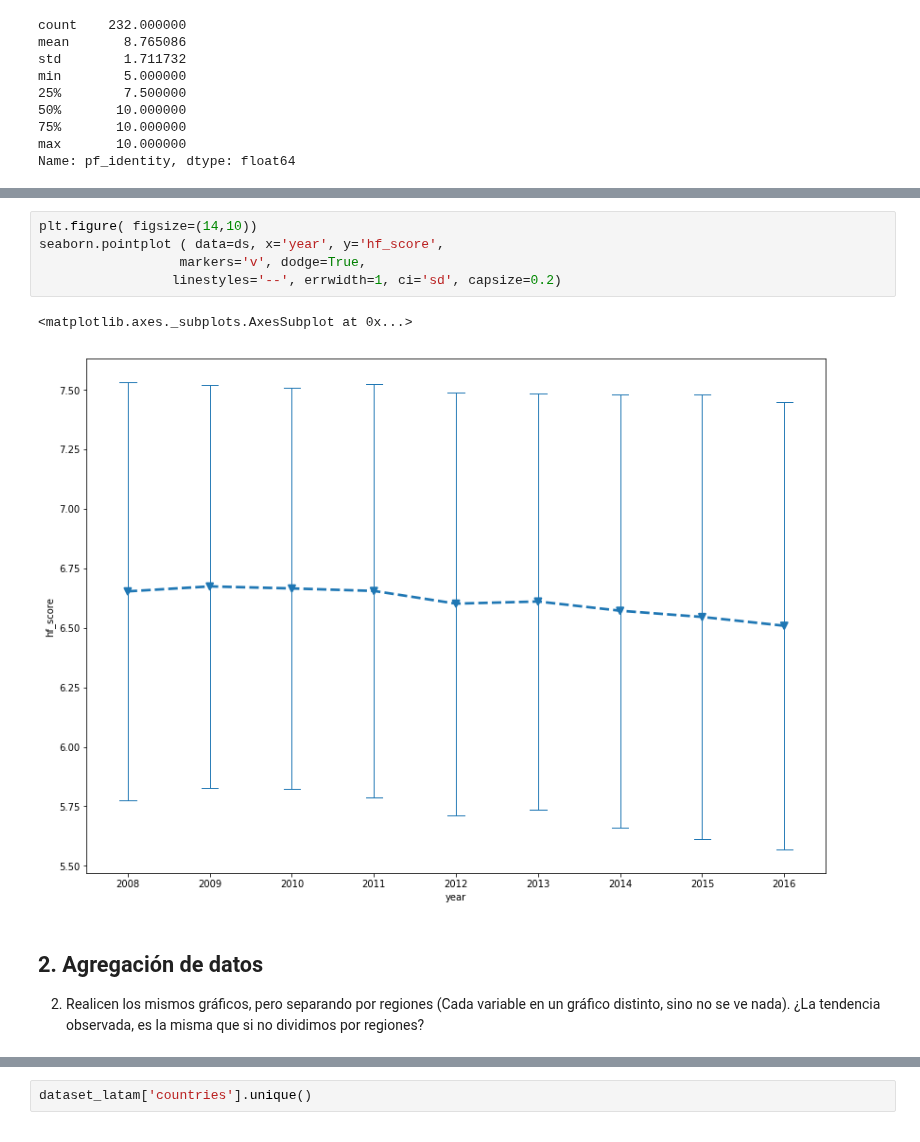
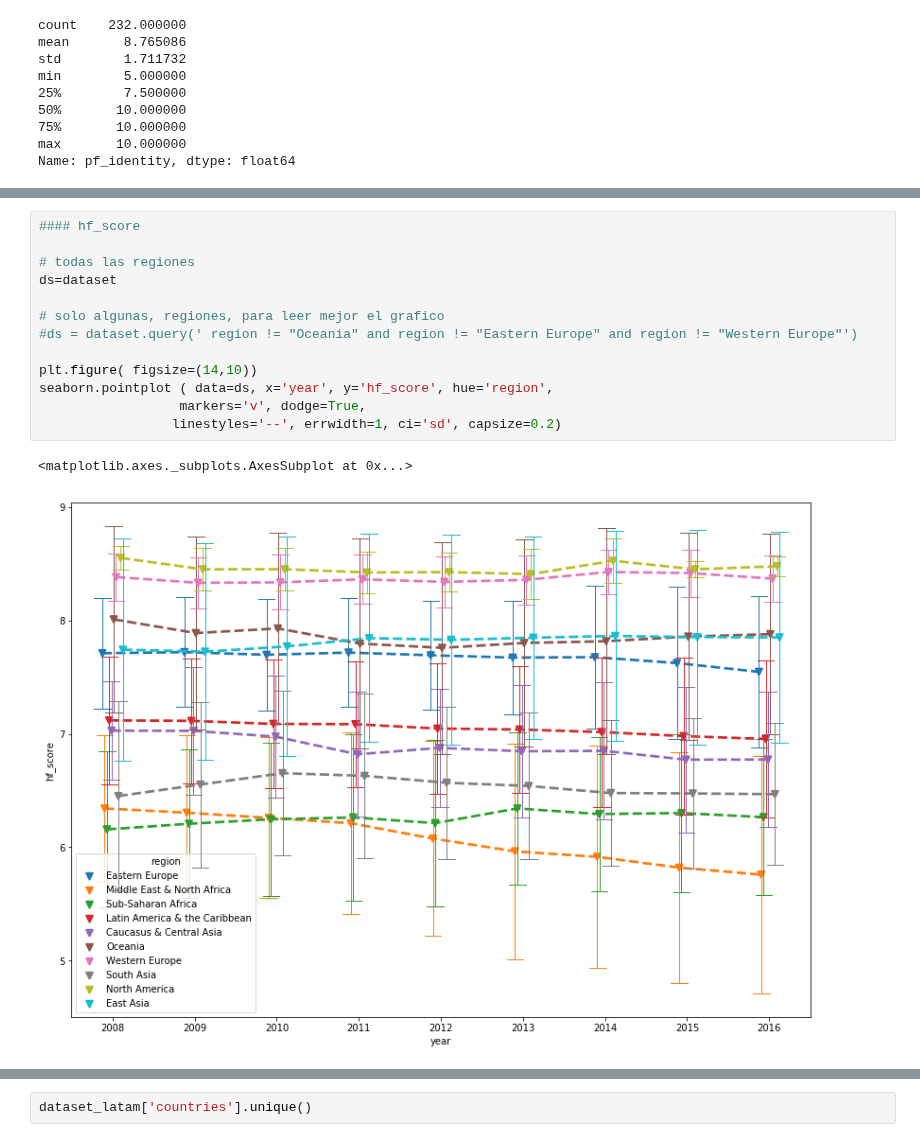
Before and after one commit to kevinsen/diplodatos-ayv-1, a Jupyter notebook: 02_practico_I_mz.ipynb, the cells around one changed output, grey strips where cells are left out. Cells and saved outputs as stored; diff of their text form.

```diff
--- a/02_practico_I_mz.ipynb
+++ b/02_practico_I_mz.ipynb
@@ -229,12 +274,16 @@ seaborn.pointplot ( data=ds, x='year', y='pf_identity',
 # %%
+#### hf_score
+
+# todas las regiones
+ds=dataset
+
+# solo algunas, regiones, para leer mejor el grafico
+#ds = dataset.query(' region != "Oceania" and region != "Eastern Europe" and region != "Western Europe"')
+
 plt.figure( figsize=(14,10))
-seaborn.pointplot ( data=ds, x='year', y='hf_score',
+seaborn.pointplot ( data=ds, x='year', y='hf_score', hue='region',
                   markers='v', dodge=True,
                  linestyles='--', errwidth=1, ci='sd', capsize=0.2)
 # %% [output]
 <matplotlib.axes._subplots.AxesSubplot at 0x...>
-[figure, old version]
+[figure, new version]
-# %% [markdown]
-## 2. Agregación de datos
-
-2. Realicen los mismos gráficos, pero separando por regiones (Cada variable en un gráfico distinto, sino no se ve nada). ¿La tendencia observada, es la misma que si no dividimos por regiones?
```
Also changed, not shown: parts of 35 cells of this notebook.
